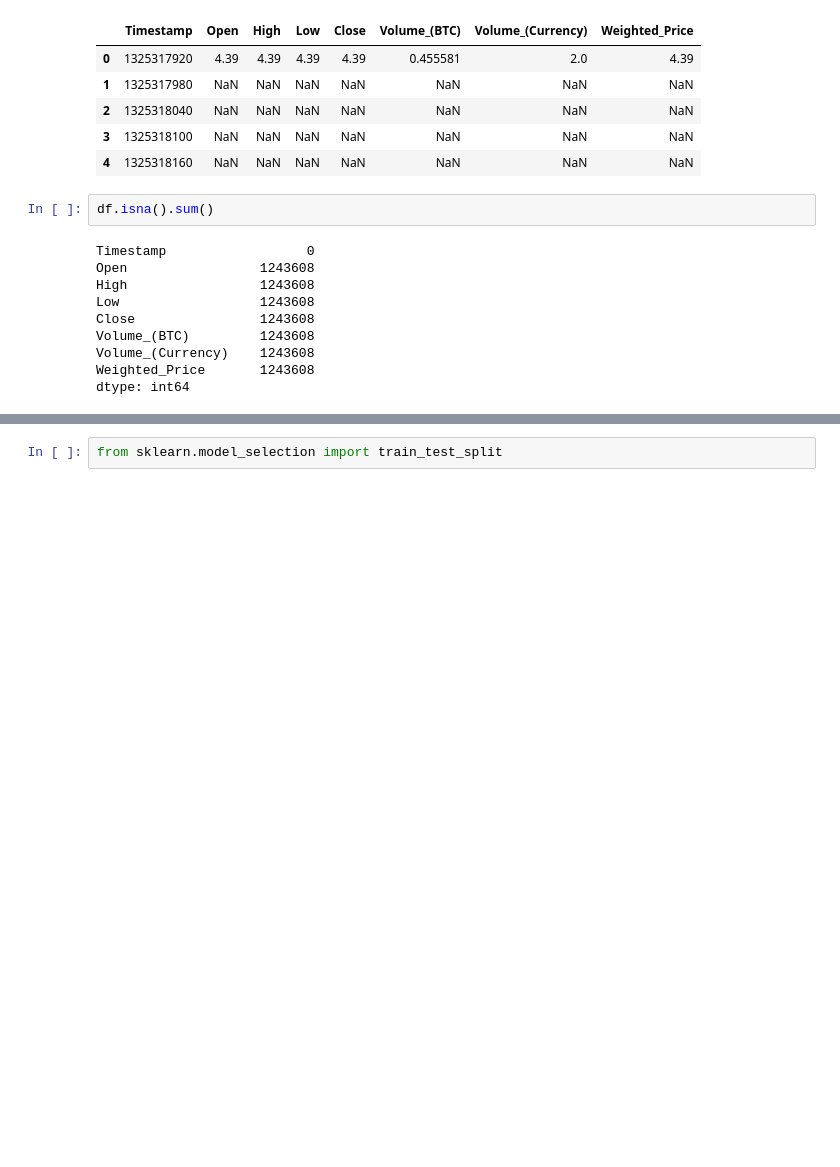
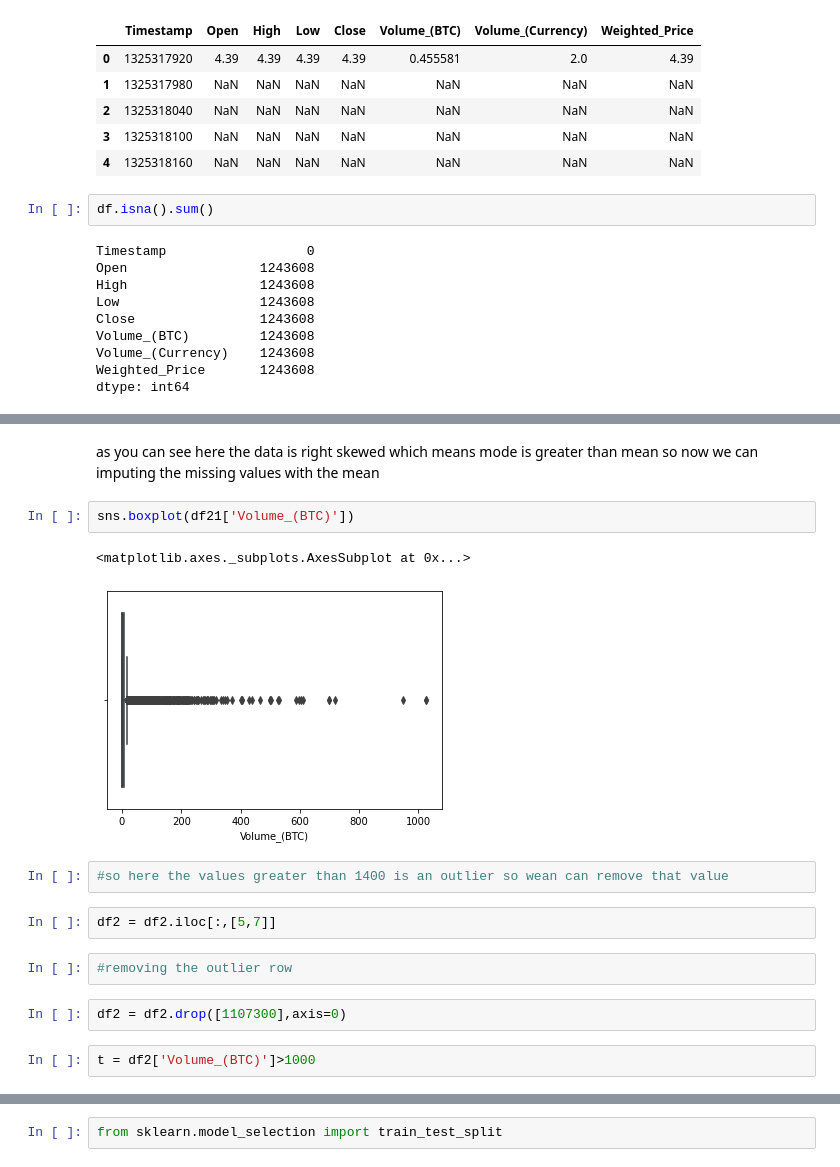
Before and after one commit to vishnureddysai/ml-projects, a Jupyter notebook: predicting_the_price_of_bitcoin.ipynb, the cells around one changed output, grey strips where cells are left out. Drawn from its saved outputs; the diff is of its cells as text; blank space fills up the shorter version.

```diff
--- a/predicting_the_price_of_bitcoin.ipynb
+++ b/predicting_the_price_of_bitcoin.ipynb
@@ -68,0 +95,17 @@ df.head()
+# %% [markdown]
+as you can see here the data is right skewed which means mode is greater than mean so now we can imputing the missing values with the mean
+# %%
+sns.boxplot(df21['Volume_(BTC)'])
+# %% [output]
+<matplotlib.axes._subplots.AxesSubplot at 0x...>
+[figure, added]
+# %%
+#so here the values greater than 1400 is an outlier so wean can remove that value
+# %%
+df2 = df2.iloc[:,[5,7]]
+# %%
+#removing the outlier row
+# %%
+df2 = df2.drop([1107300],axis=0)
+# %%
+t = df2['Volume_(BTC)']>1000
```
Also changed, not shown: parts of 39 cells of this notebook.
